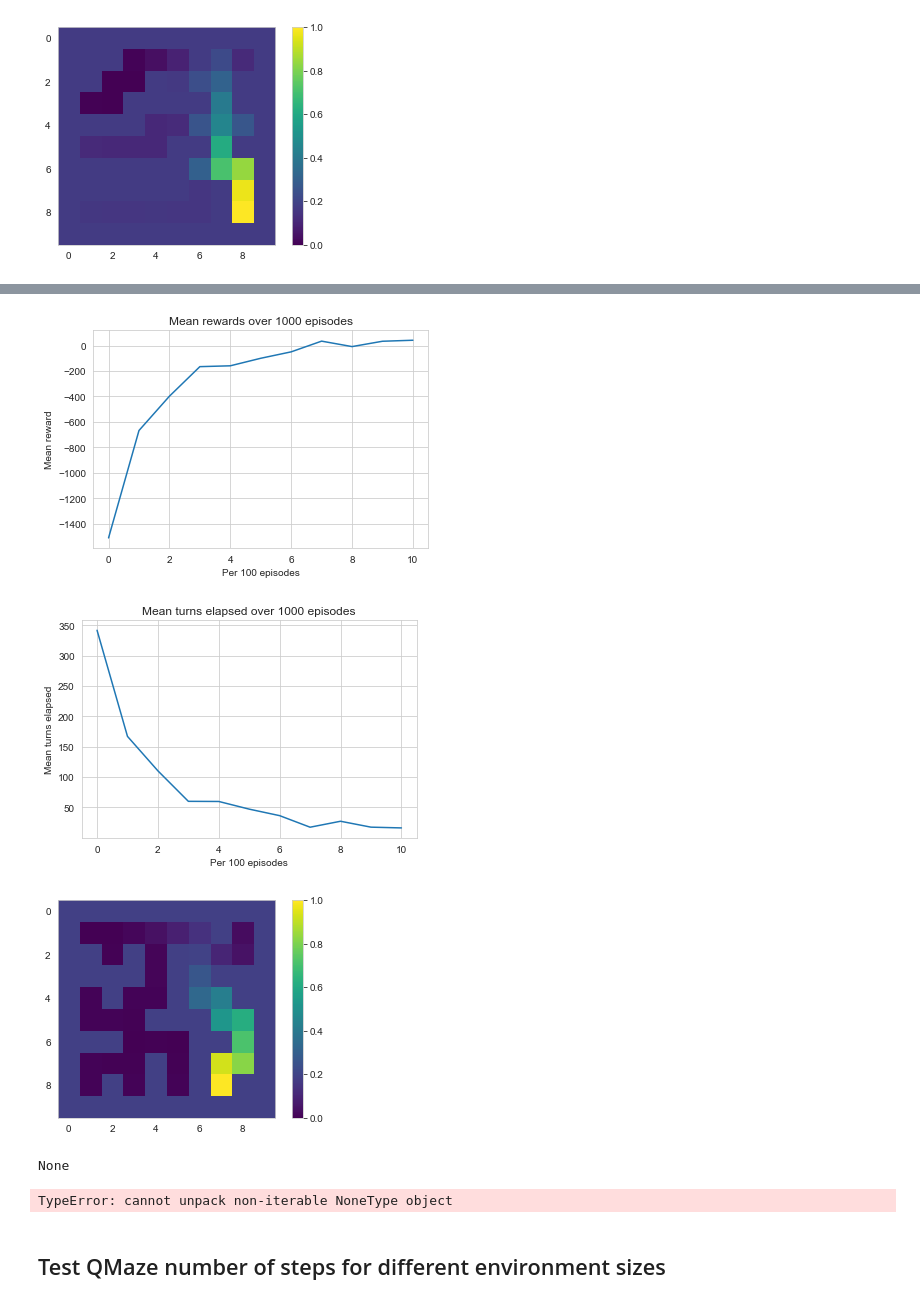
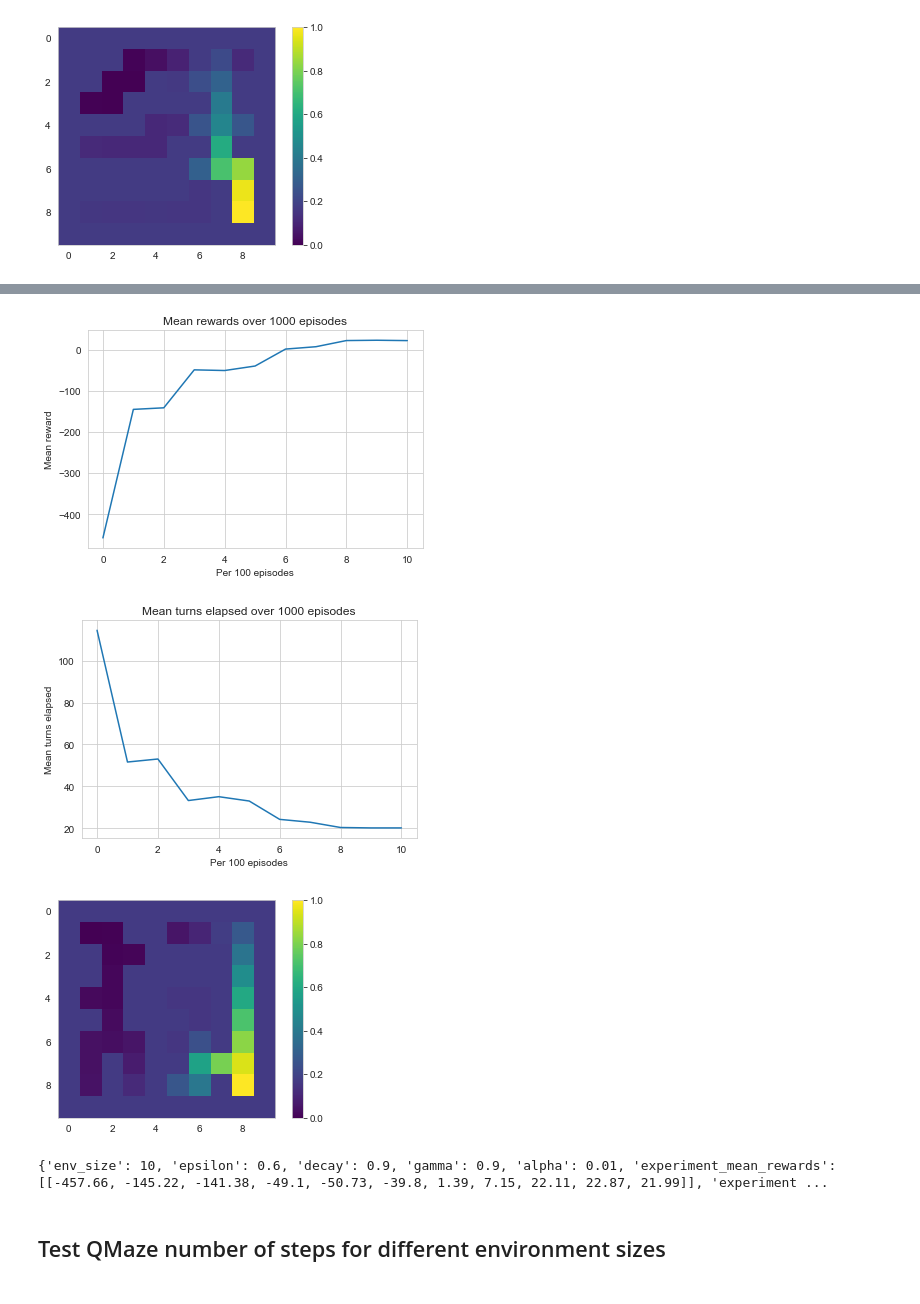
Before and after one commit to feiphoon/inm707-task2, a Jupyter notebook: src/maze/qlearning_exp_runner.ipynb, the cells around one changed output, grey strips where cells are left out. Saved outputs shown, nothing was run; the diff lists cells and outputs as text; code cells hidden in the pictures.

```diff
--- a/src/maze/qlearning_exp_runner.ipynb
+++ b/src/maze/qlearning_exp_runner.ipynb
@@ -311,10 +311,9 @@ def train_on_qlearning(
     # Write to datetime run's results summary
     results_summary = copy.deepcopy(HYPERPARAMETER_DICT)
     results_summary.update({
-        "experiment_mean_rewards": experiment_mean_rewards,
-        "experiment_mean_turns_elapsed": experiment_mean_turns_elapsed
+        "experiment_mean_rewards": [experiment_mean_rewards],
+        "experiment_mean_turns_elapsed": [experiment_mean_turns_elapsed]
     })
-    print(results_summary)
     results_summary_df = pd.DataFrame.from_dict(results_summary)
     # Append result summary to overall file.
     # Creates this csv if doesn't exist,
@@ -349,12 +348,7 @@ for env_size in ENV_SIZE_LIST:
         for decay in DECAY_LIST:
             for gamma in GAMMA_LIST:
                 for alpha in ALPHA_LIST:
-                    (
-                        hyperparameter_dict,
-                        all_results,
-                        experiment_mean_rewards,
-                        experiment_mean_turns_elapsed,
-                    ) = train_on_qlearning(
+                    train_on_qlearning(
                         env_size=env_size,
                         epsilon=epsilon,
                         decay=decay,
@@ -371,7 +367,6 @@ Run: 60, ending epsilon: 0.0900567811781995, mean reward: 34.47, mean turns elap
-[figure, old version]
+[figure, new version]
-[figure, old version]
+[figure, new version]
-[figure, old version]
+[figure, new version]
-None
+{'env_size': 10, 'epsilon': 0.6, 'decay': 0.9, 'gamma': 0.9, 'alpha': 0.01, 'experiment_mean_rewards': [[-457.66, -145.22, -141.38, -49.1, -50.73, -39.8, 1.39, 7.15, 22.11, 22.87, 21.99]], 'experiment ...
-TypeError: cannot unpack non-iterable NoneType object
 # %% [markdown]
 ## Test QMaze number of steps for different environment sizes
```
Also changed, not shown: parts of 1 cell of this notebook.
